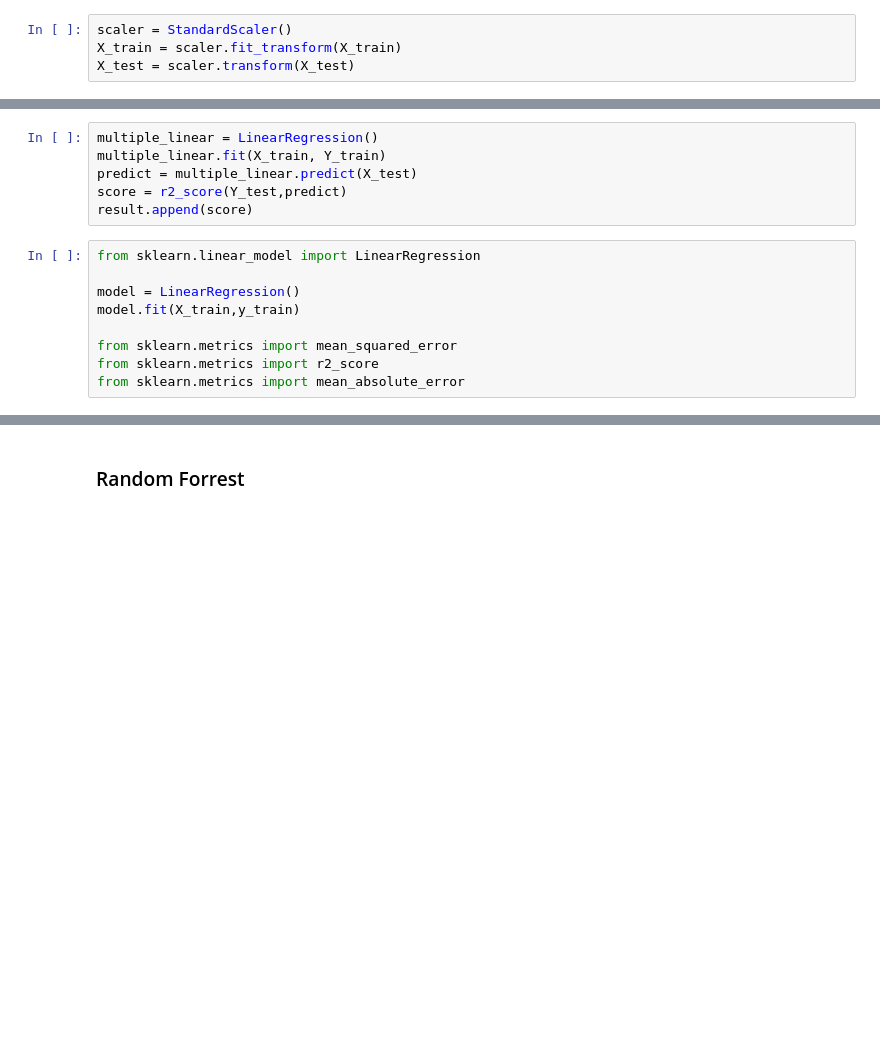
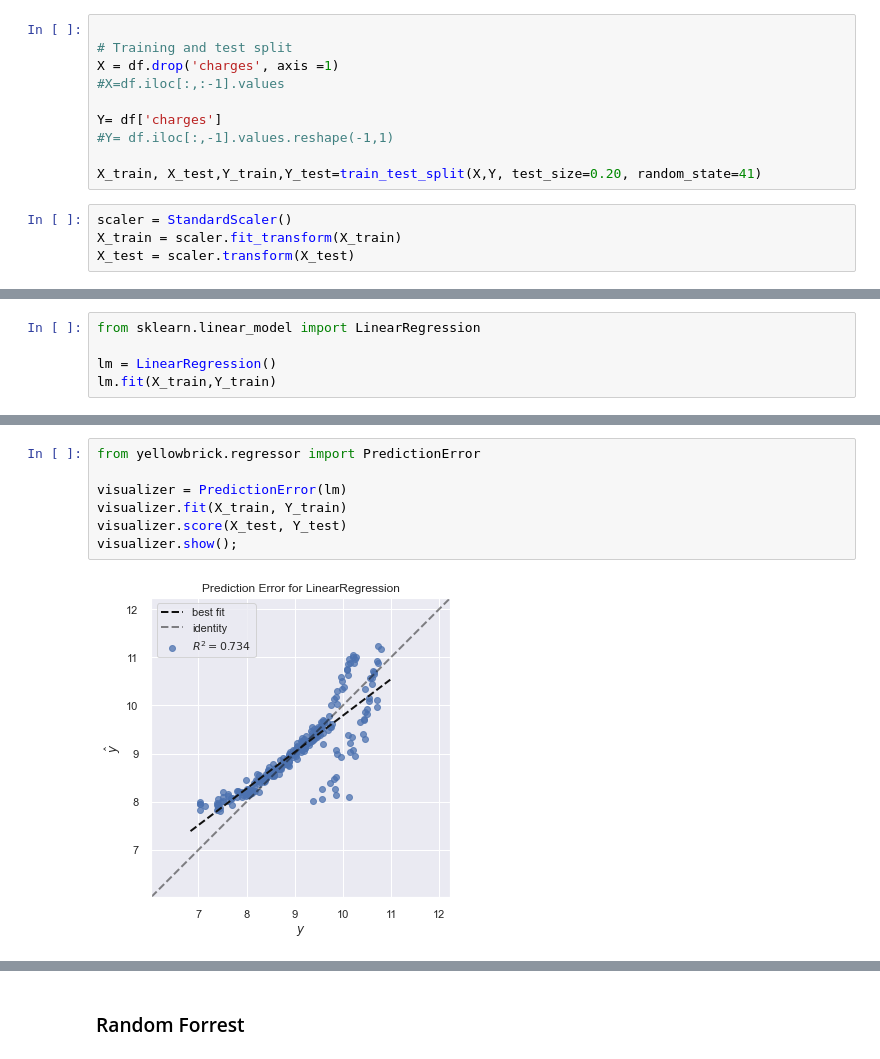
Before and after one commit to dario-x/Machine-Learning, a Jupyter notebook: 01_insurance_code.ipynb, the cells around one changed output, grey strips where cells are left out. Cells and saved outputs as stored; diff of their text form; blank space fills up the shorter version.

```diff
--- a/01_insurance_code.ipynb
+++ b/01_insurance_code.ipynb
@@ -188,3 +444,13 @@ Y_test shape (268,), len 268.
+# %%
+
+# Training and test split
+X = df.drop('charges', axis =1)
+#X=df.iloc[:,:-1].values
+
+Y= df['charges']
+#Y= df.iloc[:,-1].values.reshape(-1,1)
+
+X_train, X_test,Y_train,Y_test=train_test_split(X,Y, test_size=0.20, random_state=41)
 # %%
 scaler = StandardScaler()
 X_train = scaler.fit_transform(X_train)
@@ -196,15 +457,0 @@ result = []
-# %%
-multiple_linear = LinearRegression()
-multiple_linear.fit(X_train, Y_train)
-predict = multiple_linear.predict(X_test)
-score = r2_score(Y_test,predict)
-result.append(score)
-# %%
-from sklearn.linear_model import LinearRegression
-
-model = LinearRegression()
-model.fit(X_train,y_train)
-
-from sklearn.metrics import mean_squared_error
-from sklearn.metrics import r2_score
-from sklearn.metrics import mean_absolute_error
@@ -227,0 +458,5 @@ Cross  Validation:  0.7613434481699889
+# %%
+from sklearn.linear_model import LinearRegression
+
+lm = LinearRegression()
+lm.fit(X_train,Y_train)
@@ -227,0 +508,9 @@ Cross  Validation:  0.7613434481699889
+# %%
+from yellowbrick.regressor import PredictionError
+
+visualizer = PredictionError(lm)
+visualizer.fit(X_train, Y_train)
+visualizer.score(X_test, Y_test)
+visualizer.show();
+# %% [output]
+[figure, added]
```
Also changed, not shown: parts of 55 cells of this notebook.
